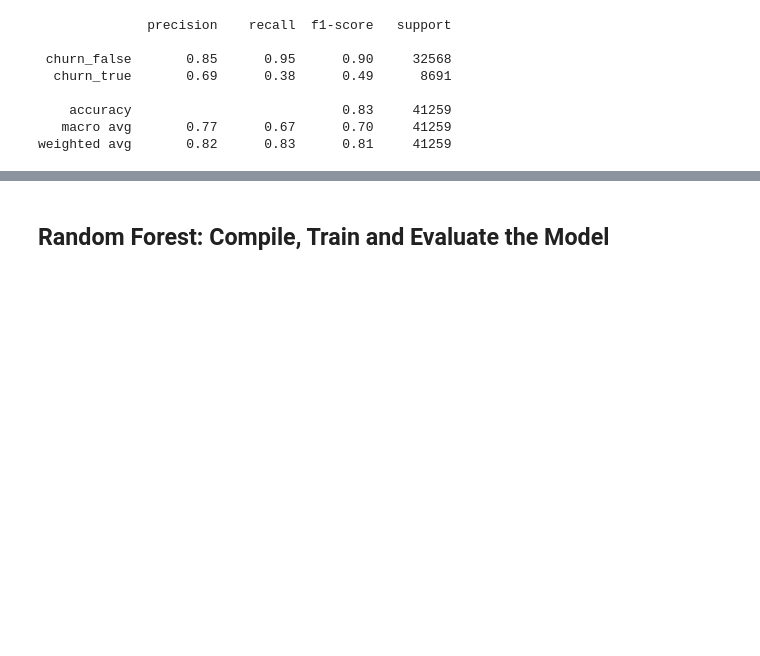
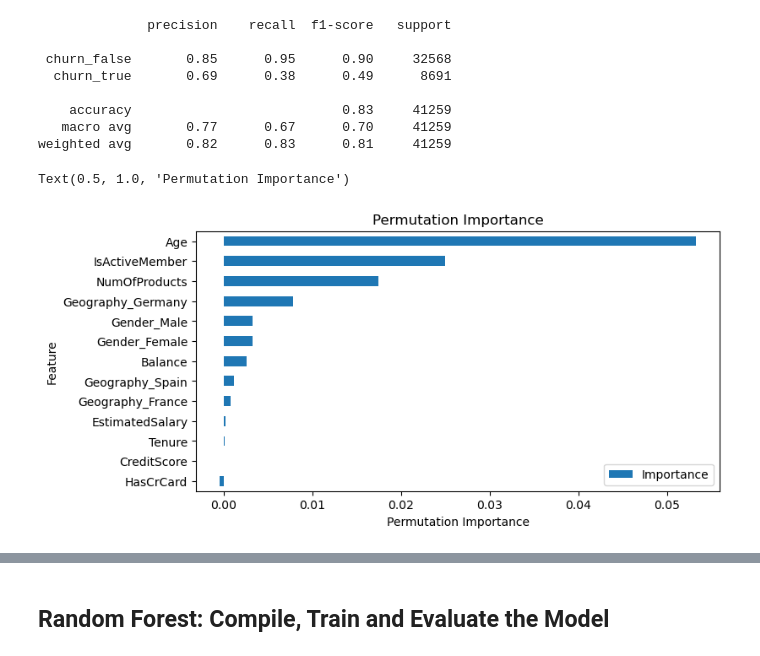
Before and after one commit to jlawrence16/project_four, a Jupyter notebook: Justin/etl_ml.ipynb, the cells around one changed output, grey strips where cells are left out. Saved outputs shown, nothing was run; the diff lists cells and outputs as text; code cells hidden in the pictures; blank space fills up the shorter version.

Commit message:
Added ROS and Feature Importance to LR model

```diff
--- a/Justin/etl_ml.ipynb
+++ b/Justin/etl_ml.ipynb
@@ -151,3 +155,20 @@ print(classification_report(y_test, predictions, target_names=target_names))
     accuracy                           0.83     41259
    macro avg       0.77      0.67      0.70     41259
 weighted avg       0.82      0.83      0.81     41259
+# %%
+# checking feature importance
+
+result = permutation_importance(classifier, X_test_scaled, y_test, n_repeats=10, random_state=42)
+
+
+feature_importance = pd.DataFrame({'Feature': X.columns,
+                                   'Importance': result.importances_mean,})
+feature_importance = feature_importance.sort_values('Importance', ascending=True)
+
+
+ax = feature_importance.plot(x='Feature', y='Importance', kind='barh', figsize=(8, 4), capsize=4)
+ax.set_xlabel('Permutation Importance')
+ax.set_title('Permutation Importance')
+# %% [output]
+Text(0.5, 1.0, 'Permutation Importance')
+[figure, added]
```
Also changed, not shown: parts of 3 cells of this notebook.
